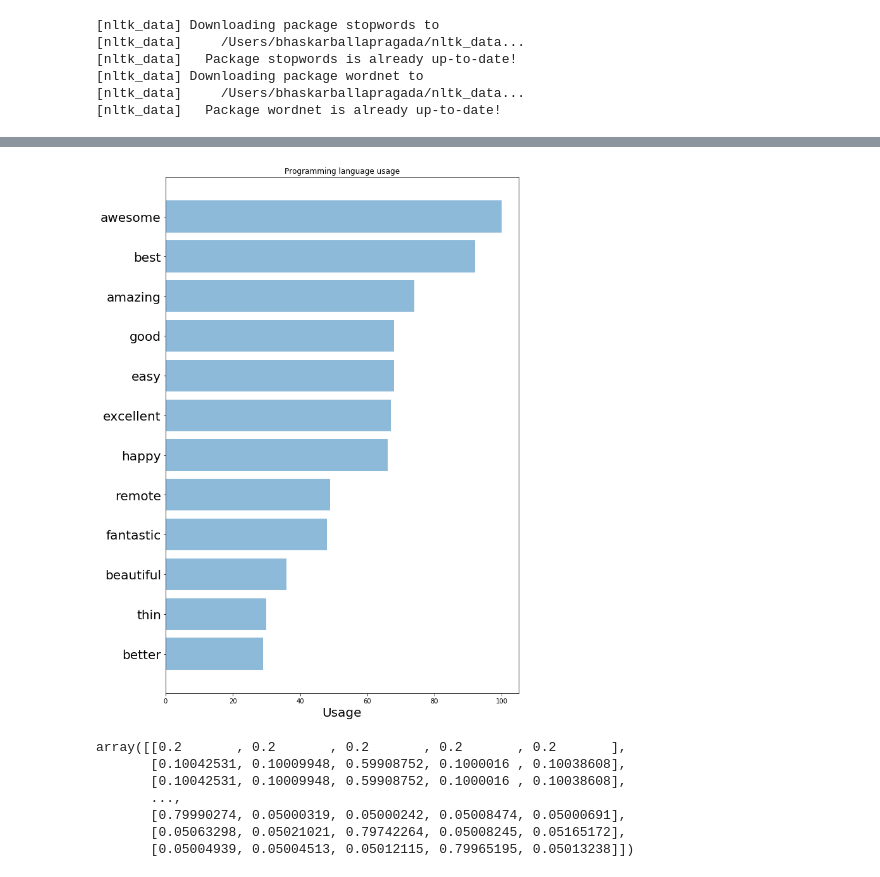
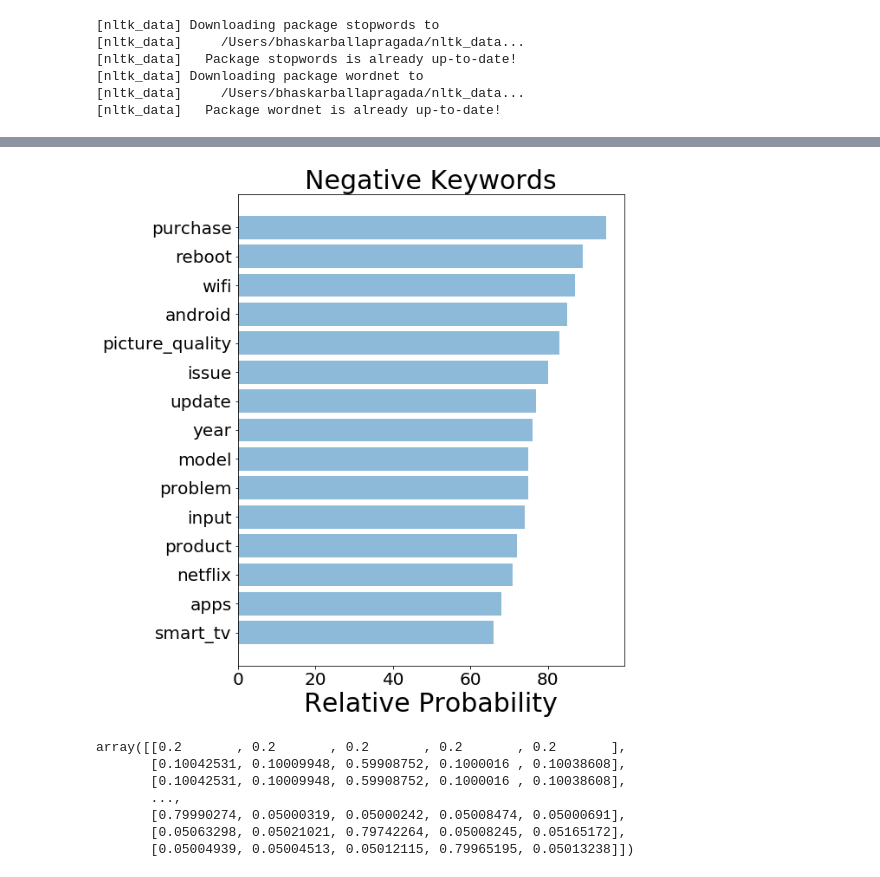
Before and after one commit to bsbhaskar/product_review_sentiments, a Jupyter notebook: topic_clustering-lda_review_analyzer.ipynb, the cells around one changed output, grey strips where cells are left out. Drawn from its saved outputs; the diff is of its cells as text; code cells hidden in the pictures.

```diff
--- a/topic_clustering-lda_review_analyzer.ipynb
+++ b/topic_clustering-lda_review_analyzer.ipynb
@@ -58,8 +58,3 @@ matrix([[2530, 2734, 1085, 2275, 1832,  324, 2169,  956, 2532, 1811,
 np.sum(data_vectorized,axis=0)[:,549]
 # %% [output]
 matrix([[4]], dtype=int64)
-# %%
-lda.transform()
-for i in l.reshape(-1,1):
-    #print(lda.vectorizer.get_feature_names()[int(i)])
-    #print(np.sum(data_vectorized,axis=0)[:,int(i)])
@@ -394,6 +395,6 @@ neg_count = df_neg['rating'].count()
 df_pos = df_test[df_test['rating'].apply(lambda x: x in [4,5])]
 pos_count = df_pos['rating'].count()
 nra.create_bow(df_test)
-neg_nouns,neg_adjs, neg_verbs  = nra.create_word_list(rating=[0])
-pos_nouns, pos_adjs, pos_verbs = nra.create_word_list(rating=[1])
+neg_nouns,neg_adjs  = nra.create_word_list(rating=[0])
+pos_nouns, pos_adjs = nra.create_word_list(rating=[1])
 # %%
@@ -417,19 +407,37 @@ import numpy as np
 import matplotlib.pyplot as plt
 %matplotlib inline
 
-objects = [x[0] for x in pos_adjs]
-y_pos = np.arange(len(objects))
-performance = [x[1] for x in pos_adjs]
+max_count = 15
+objects = [x[0] for i,x in enumerate(pos_nouns) if i < max_count]
+#y_pos = list(range(len(objects)))
+y_pos = list(range(len(objects)-1,-1,-1))
+performance = [x[1] for i,x in enumerate(pos_nouns) if i < max_count]
 
-fig, ax = plt.subplots(1,1, figsize=(10,15))
+fig, ax = plt.subplots(1,1, figsize=(8,10))
 ax.barh(y_pos, performance, align='center', alpha=0.5)
 plt.yticks(y_pos, objects, fontsize=20)
-ax.set_xlabel('Usage', fontsize=20)
-ax.set_title('Programming language usage')
+plt.xticks(fontsize=20)
+ax.set_xlabel('Relative Probability', fontsize=30)
+ax.set_title('Positive Keywords', fontsize=30)
 
 plt.show()
-# %% [output]
-[figure, removed]
+# %%
+max_count = 15
+objects = [x[0] for i,x in enumerate(neg_nouns) if i < max_count]
+#y_pos = list(range(len(objects)))
+y_neg = list(range(len(objects)-1,-1,-1))
+performance = [x[1] for i,x in enumerate(neg_nouns) if i < max_count]
+
+fig, ax = plt.subplots(1,1, figsize=(8,10))
+ax.barh(y_pos, performance, align='center', alpha=0.5)
+plt.yticks(y_pos, objects, fontsize=20)
+plt.xticks(fontsize=20)
+ax.set_xlabel('Relative Probability', fontsize=30)
+ax.set_title('Negative Keywords', fontsize=30)
+
+plt.show()
+# %% [output]
+[figure, added]
 # %%
 w2 = W2VReviewAnalyzer2()
 w2.fit2(df_new)
```
Also changed, not shown: parts of 17 cells of this notebook, 4 other files.
